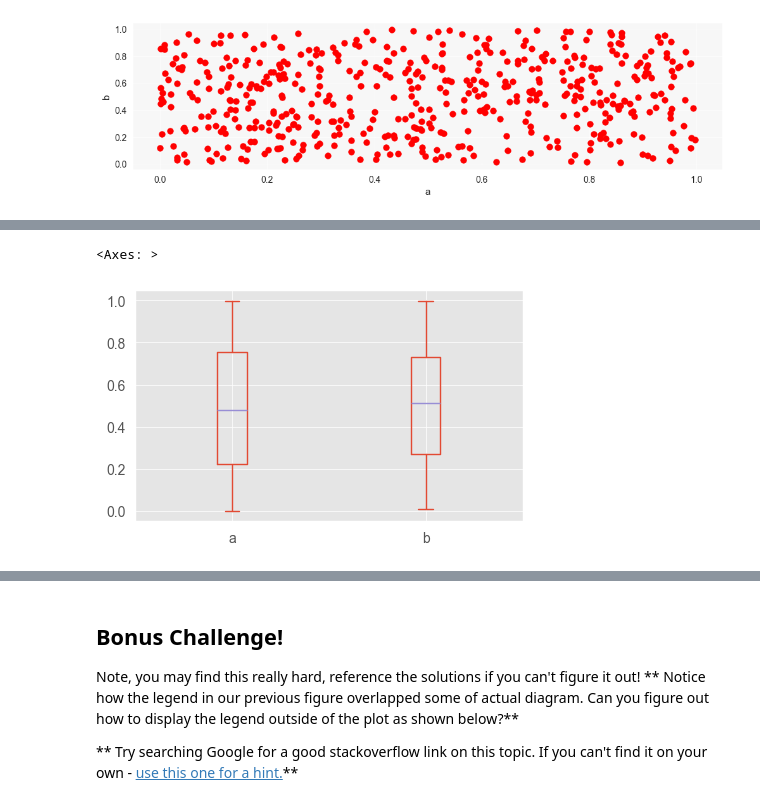
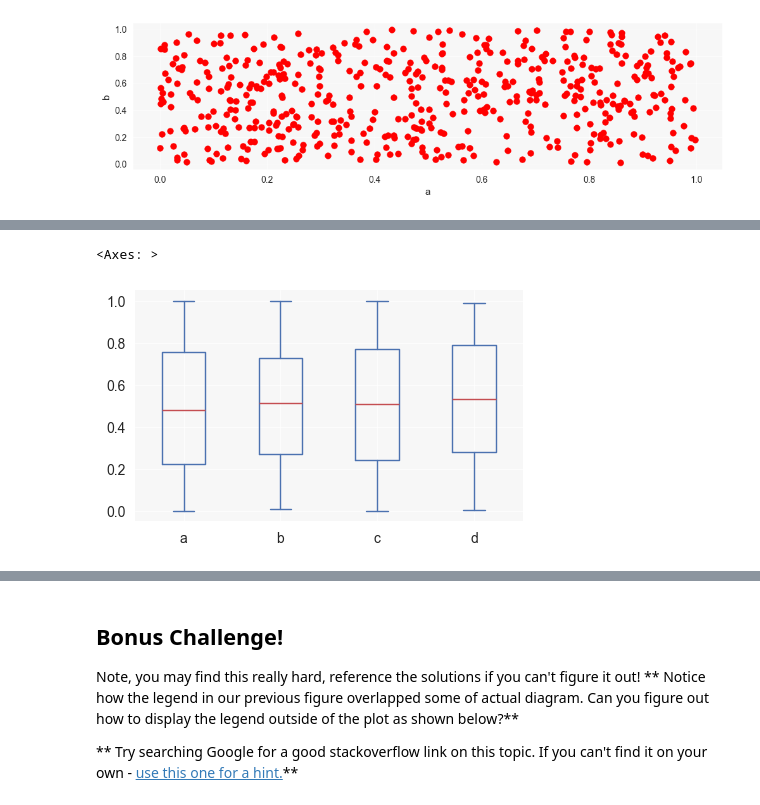
Before and after one commit to tychen742/thinkdsm, a Jupyter notebook: chapters/06-visualization/0603-vis-pd-exercise-solutions.ipynb, the cells around one changed output, grey strips where cells are left out. Cells and saved outputs as stored; diff of their text form; code cells hidden in the pictures.

```diff
--- a/chapters/06-visualization/0603-vis-pd-exercise-solutions.ipynb
+++ b/chapters/06-visualization/0603-vis-pd-exercise-solutions.ipynb
@@ -99,5 +101,7 @@ df3['a'].plot.hist(alpha=0.5,bins=25)
-# %%
-df3[['a','b']].plot.box()
-# %% [output]
-<Axes: >
-[figure, removed]
+# %%
+### create a boxplot for the dataframe first.
+
+df3.plot.box()
+# %% [output]
+<Axes: >
+[figure, added]
```
Also changed, not shown: parts of 21 cells of this notebook, 3 other files.
